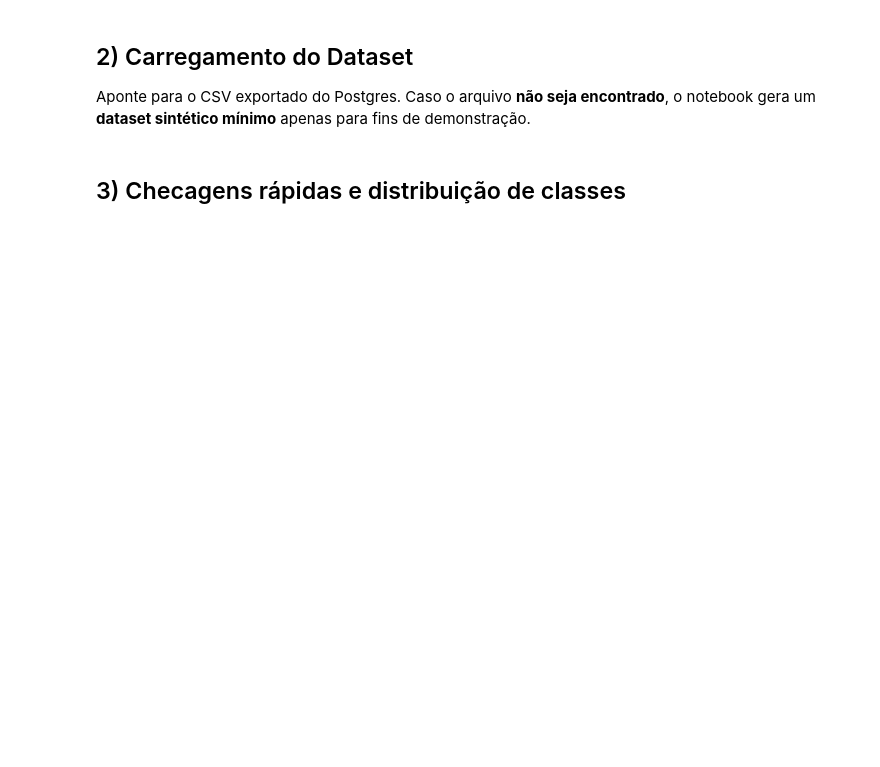
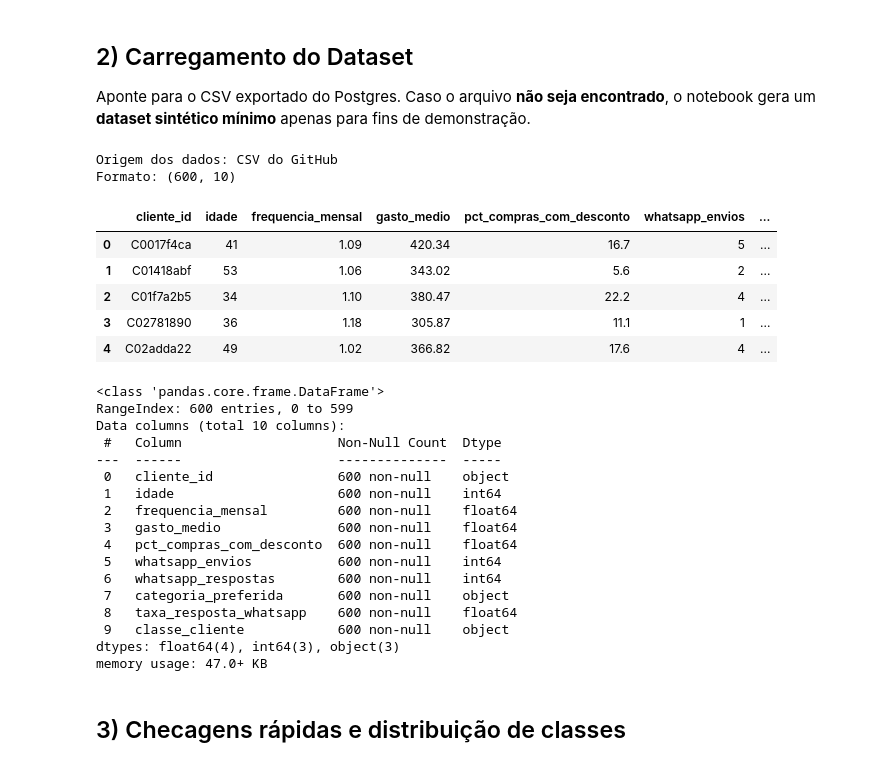
Before and after one commit to sousamaf/AI-Lab, a Jupyter notebook: algorithms/svm/atividade_svm_buonopreco_resolvido.ipynb, the cells around one changed output. Saved outputs shown, nothing was run; the diff lists cells and outputs as text; code cells hidden in the pictures; blank space fills up the shorter version.

Commit message:
fix: load dataset from github

```diff
--- a/algorithms/svm/atividade_svm_buonopreco_resolvido.ipynb
+++ b/algorithms/svm/atividade_svm_buonopreco_resolvido.ipynb
@@ -42,13 +44,19 @@ print("Ambiente pronto.")
 Aponte para o CSV exportado do Postgres. Caso o arquivo **não seja encontrado**, o notebook gera um **dataset sintético mínimo** apenas para fins de demonstração.
 # %%
 # Caminho do CSV (ajuste conforme seu ambiente)
-csv_path = "dataset-buonopreco-registro_de_clientes.csv"  # exemplo local: "dataset-buonopreco-registro_de_clientes.csv"
-# csv_path = "https://raw.githubusercontent.com/sousamaf/AI-Lab/main/datasets/dataset-buonopreco-registro_de_clientes.csv"
+csv_path = "https://raw.githubusercontent.com/sousamaf/AI-Lab/main/datasets/dataset-buonopreco-registro_de_clientes.csv"
+# csv_path = "dataset-buonopreco-registro_de_clientes.csv"  # caso queira usar localmente
 
-if os.path.exists(csv_path):
-    df = pd.read_csv(csv_path)
-    origem = "CSV real"
-else:
+try:
+    if csv_path.startswith("http"):
+        df = pd.read_csv(csv_path)
+        origem = "CSV do GitHub"
+    elif os.path.exists(csv_path):
+        df = pd.read_csv(csv_path)
+        origem = "CSV local"
+    else:
+        raise FileNotFoundError("Dataset não encontrado.")
+except Exception as e:
     # Fallback didático: gera um conjunto simples com 4 classes
     # Caso ocorra falha no CSV será gerado um conjunto sintético para permitir
     # testes e a realização da atividade.
@@ -61,33 +69,59 @@ else:
     responde_whatsapp = (rng.random(n) < 0.35).astype(int)
     dia_mais_frequente = (rng.random(n) < 0.5).astype(int)
 
     # regra simples para rótulos (apenas para fallback)
     classe = []
     for f, g, rp in zip(freq, gasto, responde_whatsapp):
         if f >= 4.0 and g <= 120:
             classe.append("Fiel Econômico")
         elif 0.8 <= f <= 1.8 and g >= 250:
             classe.append("Familiar Mensalista")
         elif rp >= 1:
             classe.append("Reativo a Promoções")
         elif f <= 2.0 and g >= 400:
             classe.append("Alto Valor Ticket Médio")
         else:
             classe.append("Familiar Mensalista")
     df = pd.DataFrame({
         "idade": idade,
         "frequencia_mensal": freq,
         "gasto_medio": gasto,
         "usa_promocao": usa_promocao,
         "responde_whatsapp": responde_whatsapp,
         "dia_mais_frequente": dia_mais_frequente,
         "classe_cliente": classe
     })
     origem = "fallback sintético (gerado)"
 print("Origem dos dados:", origem)
 print("Formato:", df.shape)
 display(df.head())
 df.info()
+# %% [output]
+Origem dos dados: CSV do GitHub
+Formato: (600, 10)
+|  | cliente_id | idade | frequencia_mensal | gasto_medio | pct_compras_com_desconto | whatsapp_envios | ... |
+| 0 | C0017f4ca | 41 | 1.09 | 420.34 | 16.7 | 5 | ... |
+| 1 | C01418abf | 53 | 1.06 | 343.02 | 5.6 | 2 | ... |
+| 2 | C01f7a2b5 | 34 | 1.10 | 380.47 | 22.2 | 4 | ... |
+| 3 | C02781890 | 36 | 1.18 | 305.87 | 11.1 | 1 | ... |
+| 4 | C02adda22 | 49 | 1.02 | 366.82 | 17.6 | 4 | ... |
+<class 'pandas.core.frame.DataFrame'>
+RangeIndex: 600 entries, 0 to 599
+Data columns (total 10 columns):
+ #   Column                    Non-Null Count  Dtype
+---  ------                    --------------  -----
+ 0   cliente_id                600 non-null    object
+ 1   idade                     600 non-null    int64
+ 2   frequencia_mensal         600 non-null    float64
+ 3   gasto_medio               600 non-null    float64
+ 4   pct_compras_com_desconto  600 non-null    float64
+ 5   whatsapp_envios           600 non-null    int64
+ 6   whatsapp_respostas        600 non-null    int64
+ 7   categoria_preferida       600 non-null    object
+ 8   taxa_resposta_whatsapp    600 non-null    float64
+ 9   classe_cliente            600 non-null    object
+dtypes: float64(4), int64(3), object(3)
+memory usage: 47.0+ KB
 # %% [markdown]
 
 ## 3) Checagens rápidas e distribuição de classes
```
Also changed, not shown: parts of 8 cells of this notebook.
